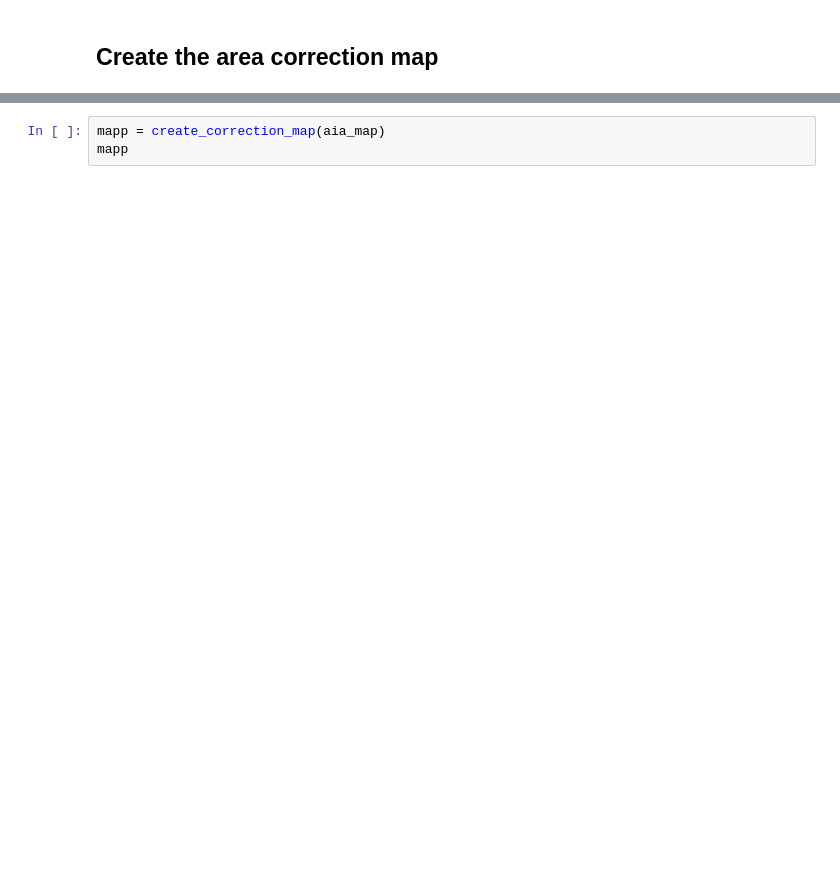
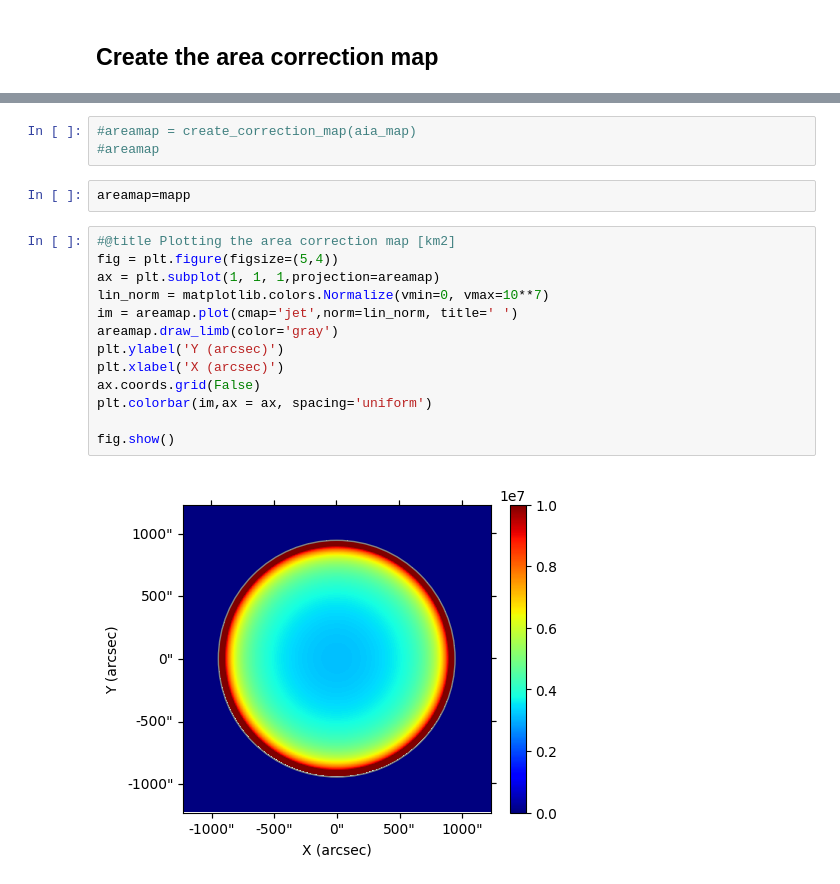
Before and after one commit to Chigaga/area_calculation, a Jupyter notebook: area_calculation.ipynb, the cells around one changed output, grey strips where cells are left out. Cells and saved outputs as stored; diff of their text form; blank space fills up the shorter version.

```diff
--- a/area_calculation.ipynb
+++ b/area_calculation.ipynb
@@ -285,6 +280,23 @@ def create_correction_map(smap):
   area_map= sunpy.map.Map(map_data, smap.meta)
 
   return area_map
-# %%
-mapp = create_correction_map(aia_map)
-mapp
+# %%
+#areamap = create_correction_map(aia_map)
+#areamap
+# %%
+areamap=mapp
+# %%
+#@title Plotting the area correction map [km2]
+fig = plt.figure(figsize=(5,4))
+ax = plt.subplot(1, 1, 1,projection=areamap)
+lin_norm = matplotlib.colors.Normalize(vmin=0, vmax=10**7)
+im = areamap.plot(cmap='jet',norm=lin_norm, title=' ')
+areamap.draw_limb(color='gray')
+plt.ylabel('Y (arcsec)')
+plt.xlabel('X (arcsec)')
+ax.coords.grid(False)
+plt.colorbar(im,ax = ax, spacing='uniform')
+
+fig.show()
+# %% [output]
+[figure, added]
```
Also changed, not shown: parts of 8 cells of this notebook.
